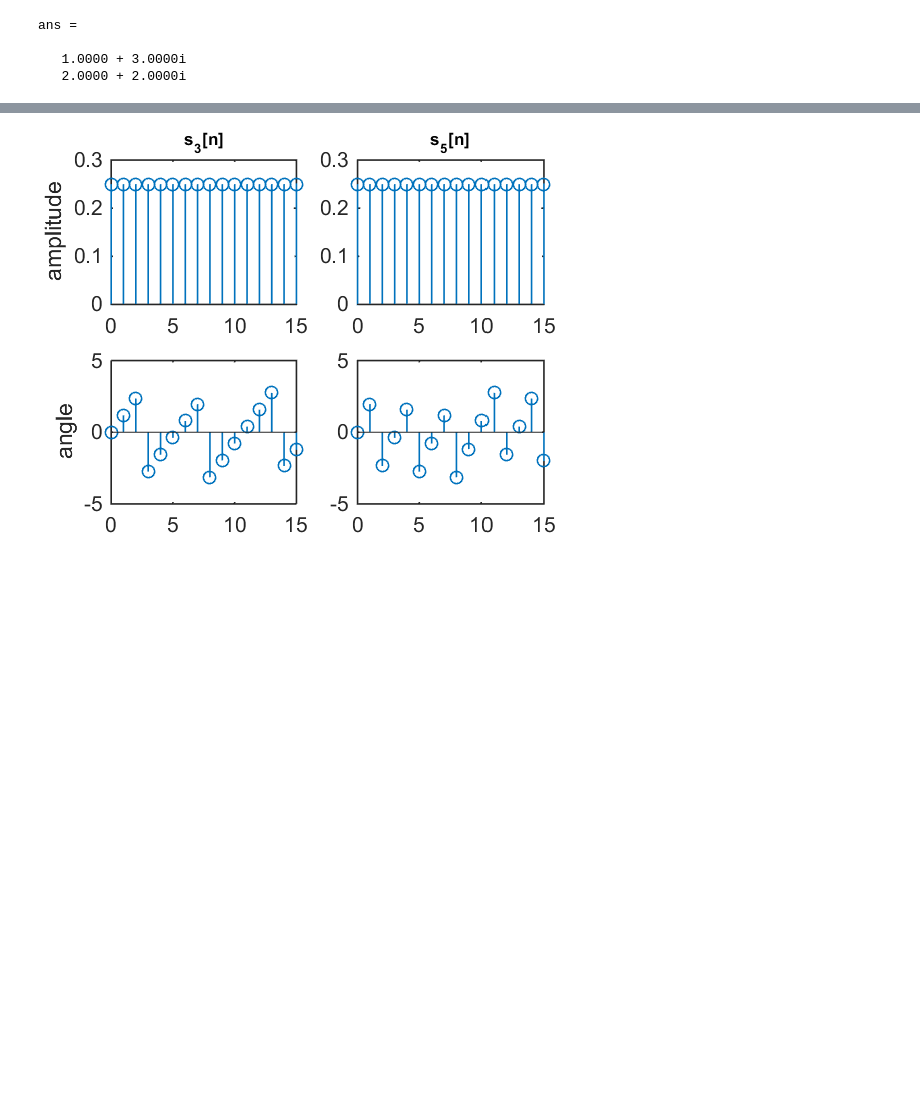
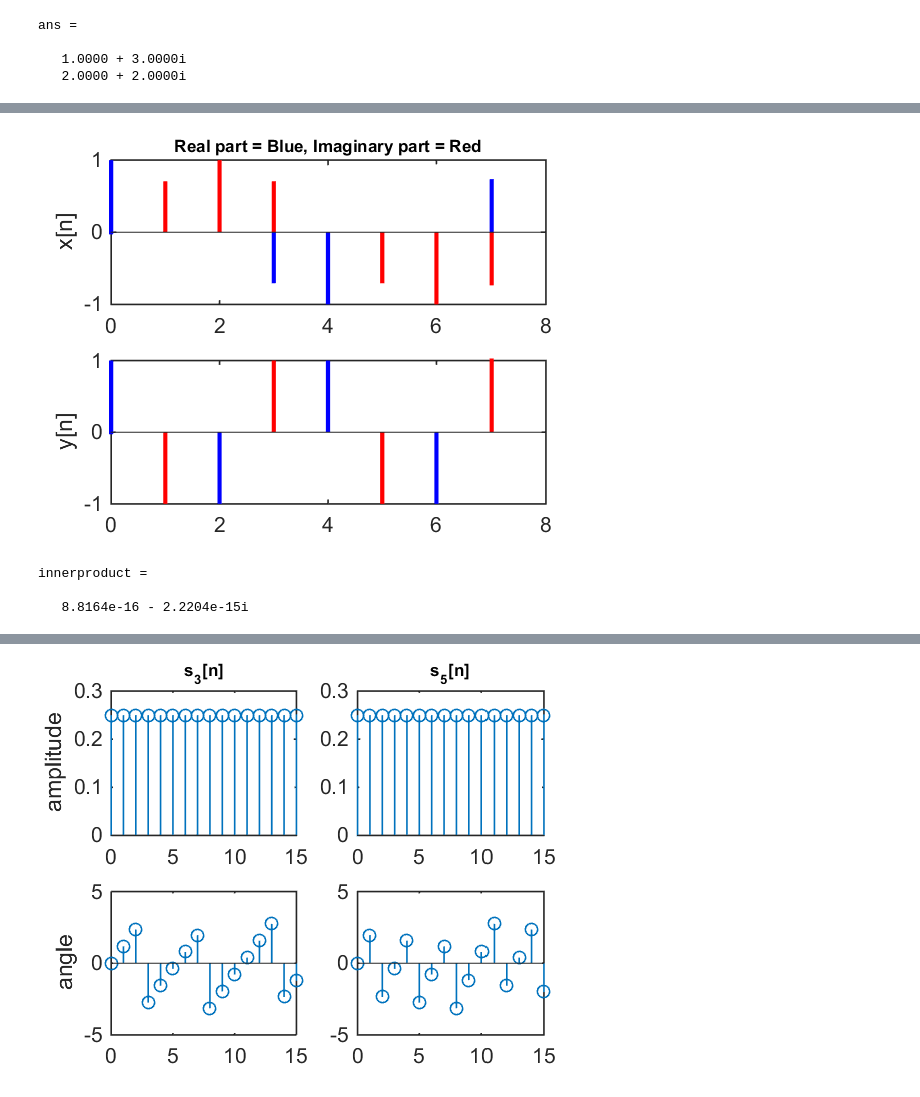
Before and after one commit to omersayli/DSP, a Jupyter notebook: 01 discrete signals/discrete signals.ipynb, the cells around one changed output, grey strips where cells are left out. Saved outputs shown, nothing was run; the diff lists cells and outputs as text; code cells hidden in the pictures; blank space fills up the shorter version.

```diff
--- a/01 discrete signals/discrete signals.ipynb
+++ b/01 discrete signals/discrete signals.ipynb
@@ -875,0 +995,29 @@ ans =
+# %%
+%plot -s 560,420
+
+% INNER PRODUCT OF SINUSOIDS
+N = 8;
+n = 0:N-1;
+
+k = 1;
+x = exp(1j*2*pi/N).^(n'*k);
+
+k = 6;
+y = exp(1j*2*pi/N).^(n'*k);
+
+subplot(211)
+stem(n,real(x),'b','Marker','none','LineWidth',2); hold on, ylabel('x[n]')
+stem(n,imag(x),'r','Marker','none','LineWidth',2); hold off
+title('Real part = Blue, Imaginary part = Red','fontsize',8)
+
+subplot(212)
+stem(n,real(y),'b','Marker','none','LineWidth',2); hold on, ylabel('y[n]')
+stem(n,imag(y),'r','Marker','none','LineWidth',2); hold off
+
+% Note: in Matlab, the operation ' performs complex conjugate transpose
+innerproduct = y' * x
+# %% [output]
+[figure, added]
+innerproduct =
+
+   8.8164e-16 - 2.2204e-15i
```
Also changed, not shown: parts of 59 cells of this notebook, 11 other files.
